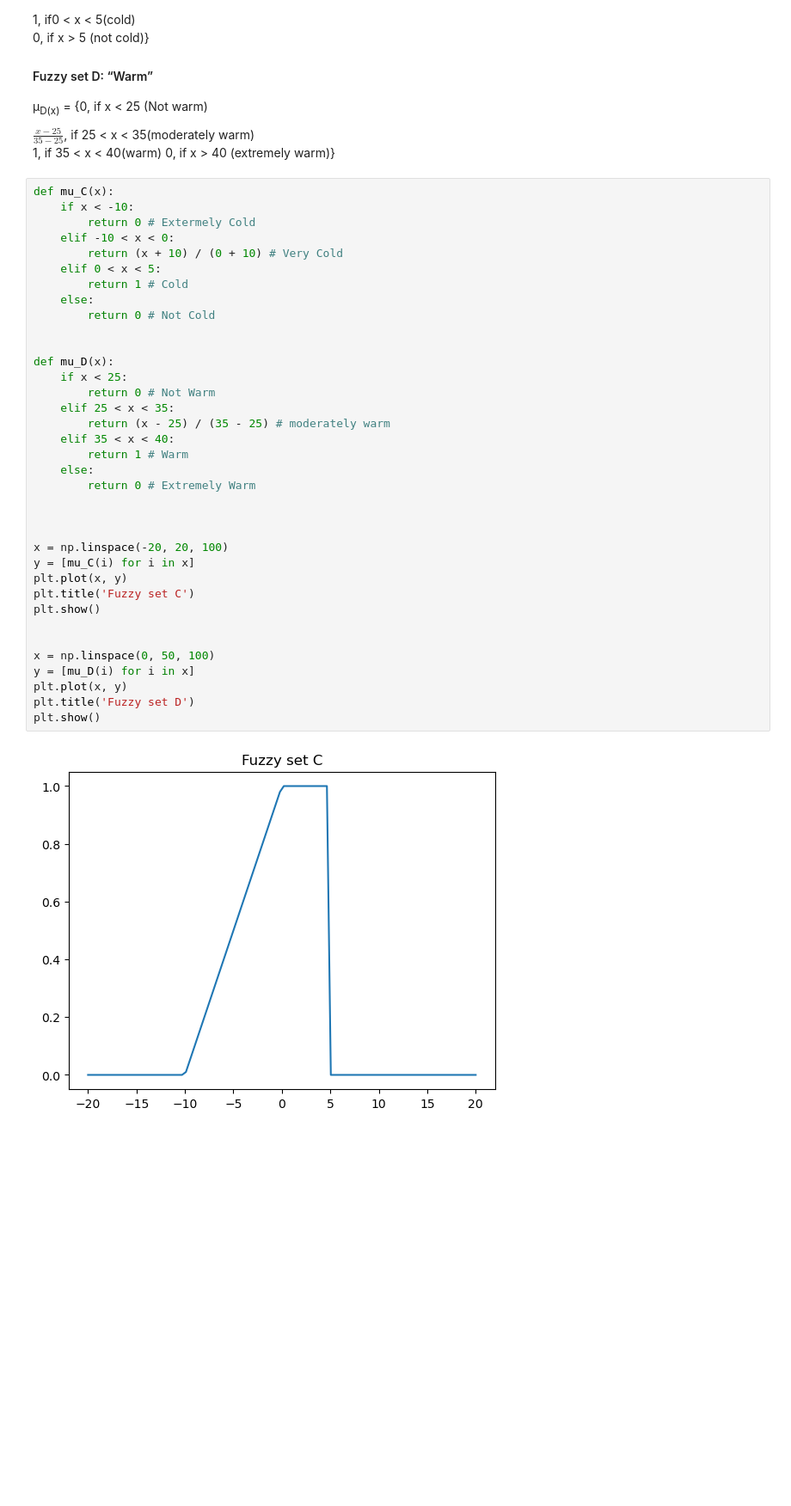
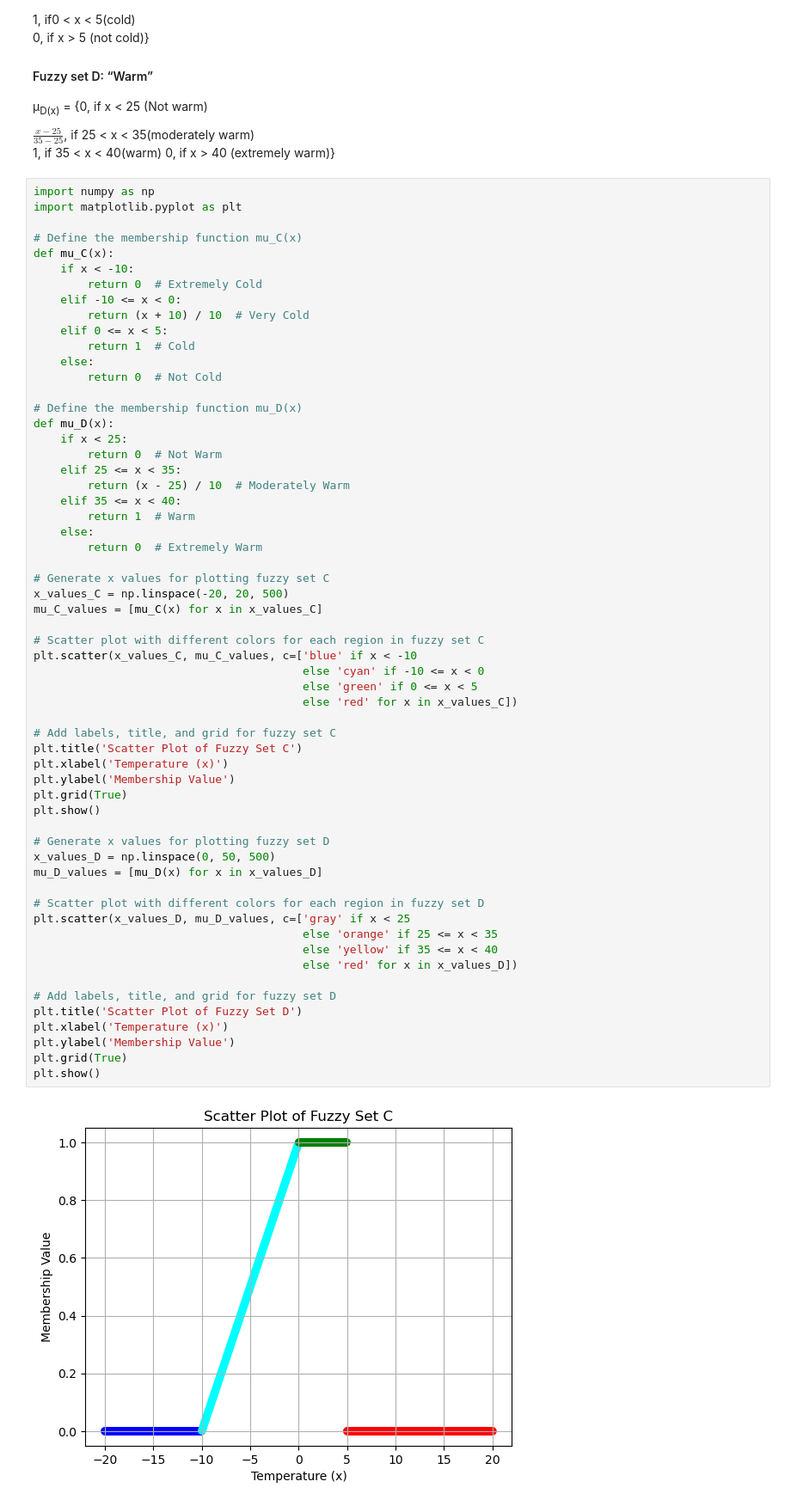
Before and after one commit to Uttam-Mahata/Soft_Computing, a Jupyter notebook: Assignment2/Fuzzy_logic.ipynb, the cells around one changed output. Shown at 86% size. Saved outputs shown, nothing was run; the diff lists cells and outputs as text; blank space fills up the shorter version.

```diff
--- a/Assignment2/Fuzzy_logic.ipynb
+++ b/Assignment2/Fuzzy_logic.ipynb
@@ -481,40 +430,63 @@ $\frac{x−25}{35−25}$, if 25 < x < 35(moderately warm)
 1, if 35 < x < 40(warm)
 0, if x > 40 (extremely warm)}
 # %%
+import numpy as np
+import matplotlib.pyplot as plt
+
+# Define the membership function mu_C(x)
 def mu_C(x):
     if x < -10:
-        return 0 # Extermely Cold
-    elif -10 < x < 0:
-        return (x + 10) / (0 + 10) # Very Cold
-    elif 0 < x < 5:
-        return 1 # Cold
+        return 0  # Extremely Cold
+    elif -10 <= x < 0:
+        return (x + 10) / 10  # Very Cold
+    elif 0 <= x < 5:
+        return 1  # Cold
     else:
-        return 0 # Not Cold
+        return 0  # Not Cold
 
-
+# Define the membership function mu_D(x)
 def mu_D(x):
     if x < 25:
-        return 0 # Not Warm
-    elif 25 < x < 35:
-        return (x - 25) / (35 - 25) # moderately warm
-    elif 35 < x < 40:
-        return 1 # Warm
+        return 0  # Not Warm
+    elif 25 <= x < 35:
+        return (x - 25) / 10  # Moderately Warm
+    elif 35 <= x < 40:
+        return 1  # Warm
     else:
-        return 0 # Extremely Warm
+        return 0  # Extremely Warm
 
+# Generate x values for plotting fuzzy set C
+x_values_C = np.linspace(-20, 20, 500)
+mu_C_values = [mu_C(x) for x in x_values_C]
 
+# Scatter plot with different colors for each region in fuzzy set C
+plt.scatter(x_values_C, mu_C_values, c=['blue' if x < -10
+                                        else 'cyan' if -10 <= x < 0
+                                        else 'green' if 0 <= x < 5
+                                        else 'red' for x in x_values_C])
 
-x = np.linspace(-20, 20, 100)
-y = [mu_C(i) for i in x]
-plt.plot(x, y)
-plt.title('Fuzzy set C')
+# Add labels, title, and grid for fuzzy set C
+plt.title('Scatter Plot of Fuzzy Set C')
+plt.xlabel('Temperature (x)')
+plt.ylabel('Membership Value')
+plt.grid(True)
 plt.show()
 
+# Generate x values for plotting fuzzy set D
+x_values_D = np.linspace(0, 50, 500)
+mu_D_values = [mu_D(x) for x in x_values_D]
 
-x = np.linspace(0, 50, 100)
-y = [mu_D(i) for i in x]
-plt.plot(x, y)
-plt.title('Fuzzy set D')
+# Scatter plot with different colors for each region in fuzzy set D
+plt.scatter(x_values_D, mu_D_values, c=['gray' if x < 25
+                                        else 'orange' if 25 <= x < 35
+                                        else 'yellow' if 35 <= x < 40
+                                        else 'red' for x in x_values_D])
+
+# Add labels, title, and grid for fuzzy set D
+plt.title('Scatter Plot of Fuzzy Set D')
+plt.xlabel('Temperature (x)')
+plt.ylabel('Membership Value')
+plt.grid(True)
 plt.show()
 # %% [output]
-[figure, old version]
+[figure, new version]
```
Also changed, not shown: parts of 12 cells of this notebook, 1 other file.
